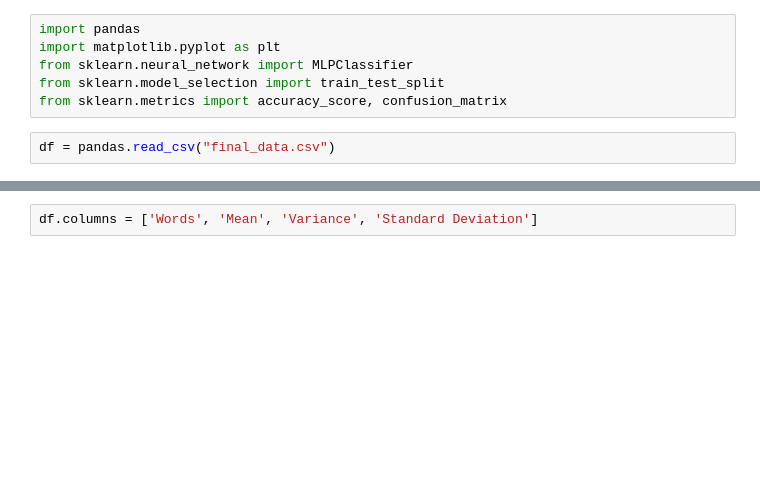
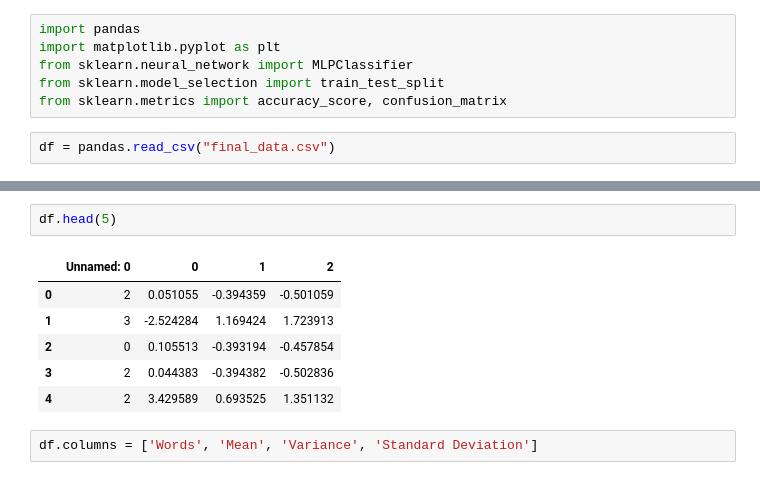
Before and after one commit to abhishekgupta3/EEG-Based-Imagined-Speech-Detection, a Jupyter notebook: Classification.ipynb, the cells around one changed output, grey strips where cells are left out. Drawn from its saved outputs; the diff is of its cells as text; blank space fills up the shorter version.

```diff
--- a/Classification.ipynb
+++ b/Classification.ipynb
@@ -15,3 +15,12 @@ df.shape
+# %%
+df.head(5)
+# %% [output]
+|  | Unnamed: 0 | 0 | 1 | 2 |
+| 0 | 2 | 0.051055 | -0.394359 | -0.501059 |
+| 1 | 3 | -2.524284 | 1.169424 | 1.723913 |
+| 2 | 0 | 0.105513 | -0.393194 | -0.457854 |
+| 3 | 2 | 0.044383 | -0.394382 | -0.502836 |
+| 4 | 2 | 3.429589 | 0.693525 | 1.351132 |
 # %%
 df.columns = ['Words', 'Mean', 'Variance', 'Standard Deviation']
 # %%
```
Also changed, not shown: parts of 21 cells of this notebook, 2 other files.
